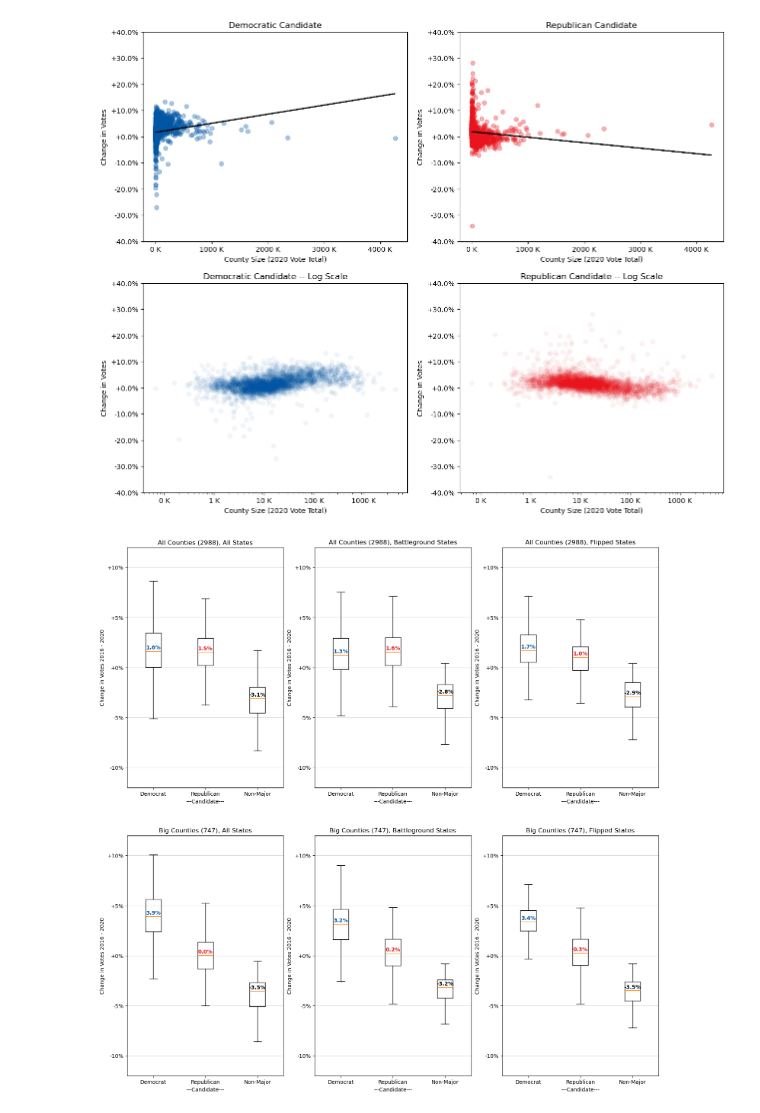
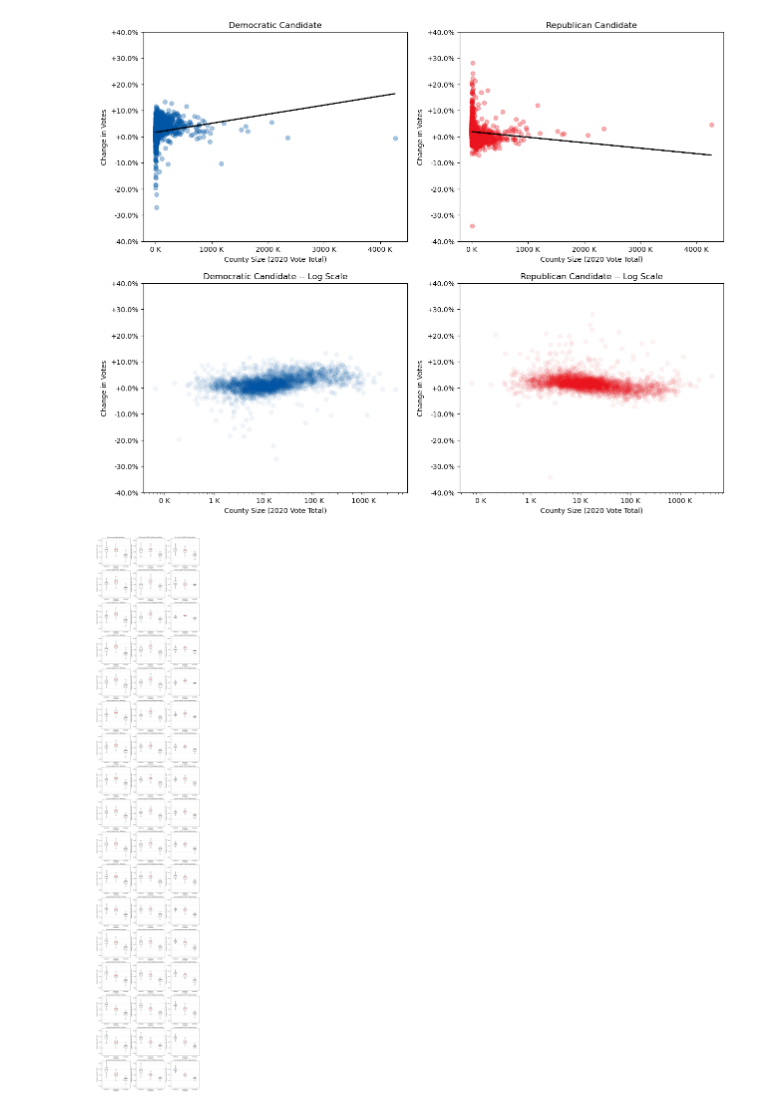
Before and after one commit to rmathena79/democracy, a Jupyter notebook: democracy.ipynb, the cells around one changed output. Cells and saved outputs as stored; diff of their text form; code cells hidden in the pictures.

Commit message:
Series of county segment graphs

```diff
--- a/democracy.ipynb
+++ b/democracy.ipynb
@@ -16,7 +16,7 @@ COLOR_DEM_BLUE = "#0055A4"
 COLOR_REP_RED = "#E9141D"
 
 # How many segments of counties to make, based on size
-COUNTY_SEGMENTS = 4
+COUNTY_SEGMENTS = 8
 
 # According to https://ballotpedia.org/Presidential_battleground_states,_2020
 # These states were deemed to be competitive in the 2020 election:
@@ -535,38 +535,51 @@ plt.show()
 
 def plot_shift(df, ax, title):
     ax.yaxis.set_major_formatter(mpl.ticker.StrMethodFormatter("{x:+.0%}"))
     ax.boxplot(
             [df.loc[df[COL_CND] == CND_DEM][COL_PCT_CHG],
              df.loc[df[COL_CND] == CND_REP][COL_PCT_CHG],
              df.loc[df[COL_CND] == CND_OTHER][COL_PCT_CHG]],
             showfliers=False )
     ax.set_title(title)
     ax.set_ylabel("Change in Votes 2016 - 2020")
     ax.set_xlabel("---Candidate---")
     ax.set_ylim((-.12,.12))
     ax.set_xticklabels(["Democrat", "Republican", "Non-Major"])
     ax.grid(axis="y", which="major", color="lightgrey")
 
     add_percent_above_value(ax, 1, ax.get_ylim(), df.loc[df[COL_CND] == CND_DEM][COL_PCT_CHG].median(), digits=1, color=COLOR_DEM_BLUE)
     add_percent_above_value(ax, 2, ax.get_ylim(), df.loc[df[COL_CND] == CND_REP][COL_PCT_CHG].median(), digits=1, color=COLOR_REP_RED)
     add_percent_above_value(ax, 3, ax.get_ylim(), df.loc[df[COL_CND] == CND_OTHER][COL_PCT_CHG].median(), digits=1)
 
 battleground_slice = combo_df.loc[combo_df[COL_ST].isin(BATTLEGROUND_STATES)]
 flipped_slice = combo_df.loc[combo_df[COL_ST].isin(FLIPPED_STATES)]
 
 big_county_battleground_slice = big_counties_df.loc[big_counties_df[COL_ST].isin(BATTLEGROUND_STATES)]
 big_county_flipped_slice = big_counties_df.loc[big_counties_df[COL_ST].isin(FLIPPED_STATES)]
 
-fig, ( (ax1, ax2, ax3), (ax4, ax5, ax6) ) = plt.subplots(nrows=2,ncols=3,figsize=(18,18))
-plot_shift(combo_df, ax1, f"All Counties ({county_count}), All States")
-plot_shift(battleground_slice, ax2, f"All Counties ({county_count}), Battleground States")
-plot_shift(flipped_slice, ax3, f"All Counties ({county_count}), Flipped States")
-plot_shift(big_counties_df, ax4, f"Big Counties ({big_county_count}), All States")
-plot_shift(big_county_battleground_slice, ax5, f"Big Counties ({big_county_count}), Battleground States")
-plot_shift(big_county_flipped_slice, ax6, f"Big Counties ({big_county_count}), Flipped States")
+#fig, ( (ax1, ax2, ax3), (ax4, ax5, ax6) ) = plt.subplots(nrows=2,ncols=3,figsize=(18,18))
+#plot_shift(combo_df, ax1, f"All Counties ({county_count}), All States")
+#plot_shift(battleground_slice, ax2, f"All Counties ({county_count}), Battleground States")
+#plot_shift(flipped_slice, ax3, f"All Counties ({county_count}), Flipped States")
+#plot_shift(big_counties_df, ax4, f"Big Counties ({big_county_count}), All States")
+#plot_shift(big_county_battleground_slice, ax5, f"Big Counties ({big_county_count}), Battleground States")
+#plot_shift(big_county_flipped_slice, ax6, f"Big Counties ({big_county_count}), Flipped States")
+
+fig, ( ax ) = plt.subplots(nrows=1+COUNTY_SEGMENTS,ncols=3,figsize=(18,6 * (1+COUNTY_SEGMENTS)))
+plot_shift(combo_df, ax[0][0], f"All Counties ({county_count}), All States")
+plot_shift(battleground_slice, ax[0][1], f"All Counties ({county_count}), Battleground States")
+plot_shift(flipped_slice, ax[0][2], f"All Counties ({county_count}), Flipped States")
+for i in range(COUNTY_SEGMENTS):
+    title = f"County segment {i}/{COUNTY_SEGMENTS}"
+    segment = segmented_dfs[i]
+    battleground_slice = segment.loc[segment[COL_ST].isin(BATTLEGROUND_STATES)]
+    flipped_slice = segment.loc[segment[COL_ST].isin(FLIPPED_STATES)]
+    plot_shift(segment, ax[i+1][0], f"{title}, All States")
+    plot_shift(battleground_slice, ax[i+1][1], f"{title}, Battleground States")
+    plot_shift(flipped_slice, ax[i+1][2], f"{title}, Flipped States")
 
 
 plt.savefig("state_shifts.png")
 plt.show()
 # %% [output]
-[figure, old version]
+[figure, new version]
```
Also changed, not shown: parts of 4 cells of this notebook, 1 other file.
